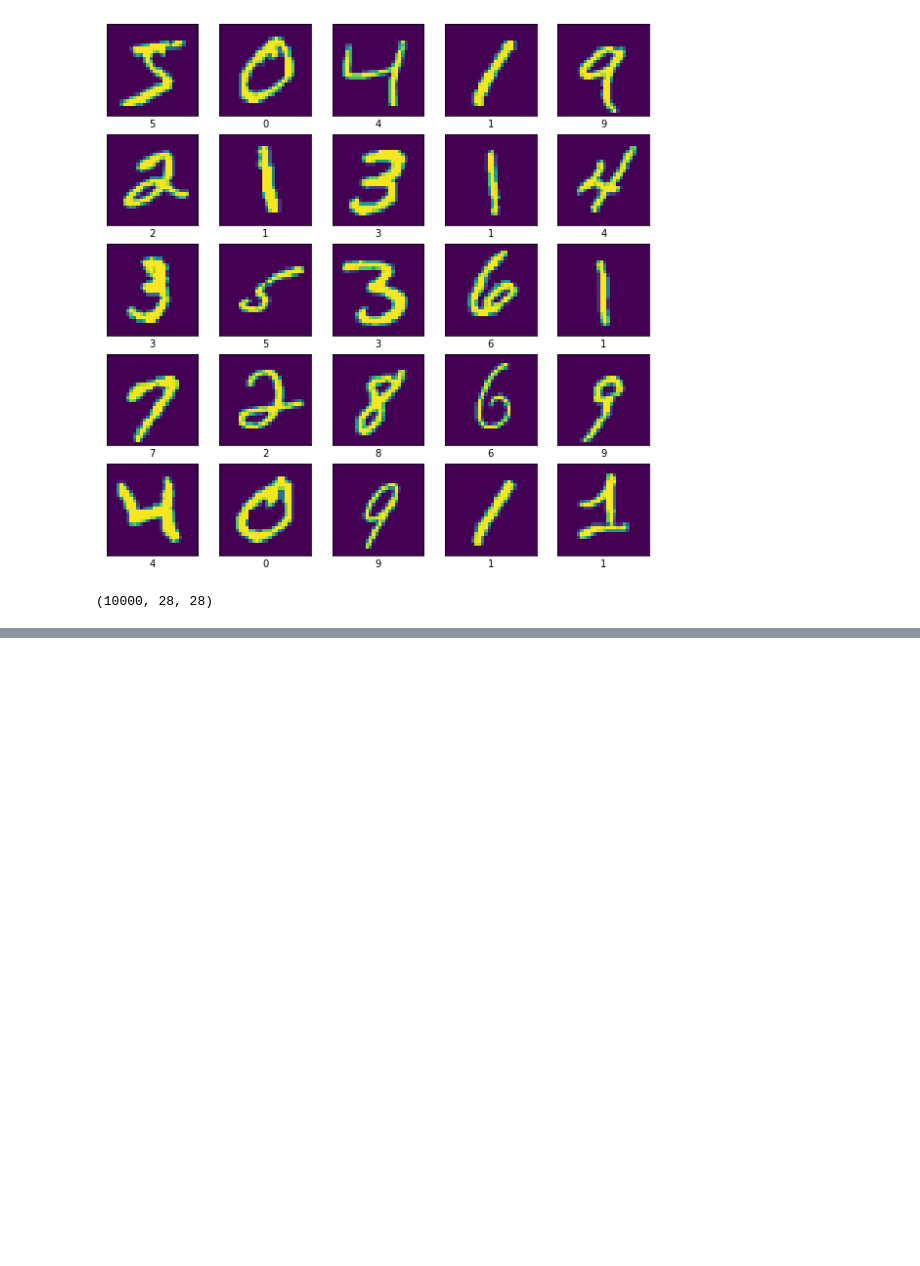
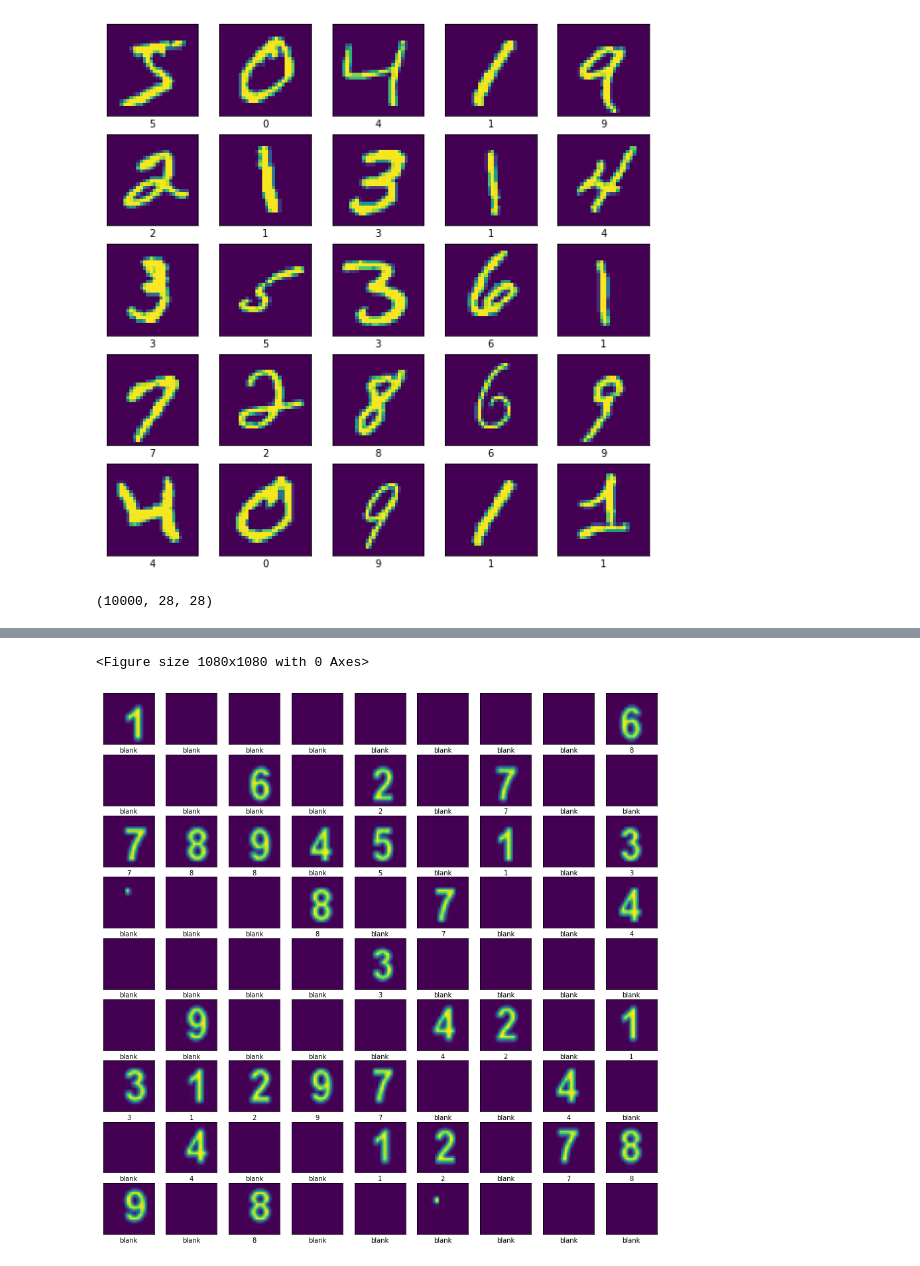
Before and after one commit to OlegTkhor/sudoku, a Jupyter notebook: Sudoku.ipynb, the cells around one changed output, grey strips where cells are left out. Cells and saved outputs as stored; diff of their text form; code cells hidden in the pictures; blank space fills up the shorter version.

```diff
--- a/Sudoku.ipynb
+++ b/Sudoku.ipynb
@@ -93,0 +116,35 @@ np.argmax(result)
+# %%
+gap = 5
+height, width, _ = img.shape
+height /= 9
+width /= 9
+pictures = []
+labels_p = []
+plt.figure(figsize=(15,15))
+for i in range(9):
+  for j in range(9):
+    roi = img[int(i*height)+gap : int((i+1)*height)-gap,
+              int(j*width)+gap : int((j+1)*width)-gap]
+    roi = cv2.cvtColor(roi, cv2.COLOR_BGR2GRAY)
+    roi = roi/255
+    roi = cv2.resize(roi, (28,28))
+    pictures.append(roi)
+    result = model.predict(roi.reshape(1,28,28,1))
+    if np.max(result) >=.6:
+      labels_p.append(np.argmax(result))
+    else:
+      labels_p.append('blank')
+
+plt.figure(figsize=(15,15))
+for i in range(81):
+    plt.subplot(9,9,i+1)
+    plt.xticks([])
+    plt.yticks([])
+    plt.grid(False)
+    plt.imshow(pictures[i])
+
+    plt.xlabel(labels_p[i])
+plt.show()
+# %% [output]
+<Figure size 1080x1080 with 0 Axes>
+[figure, added]
```
Also changed, not shown: parts of 5 cells of this notebook.
